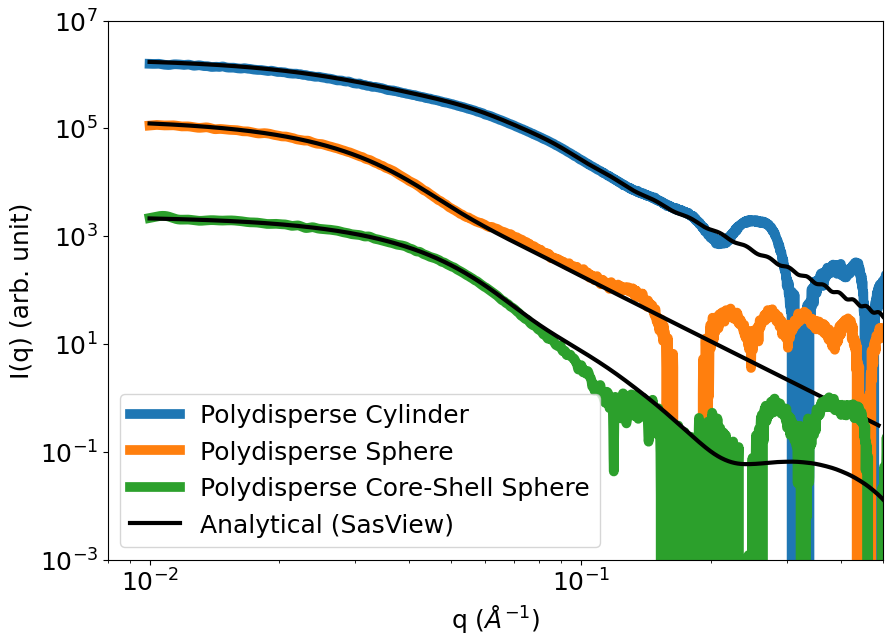
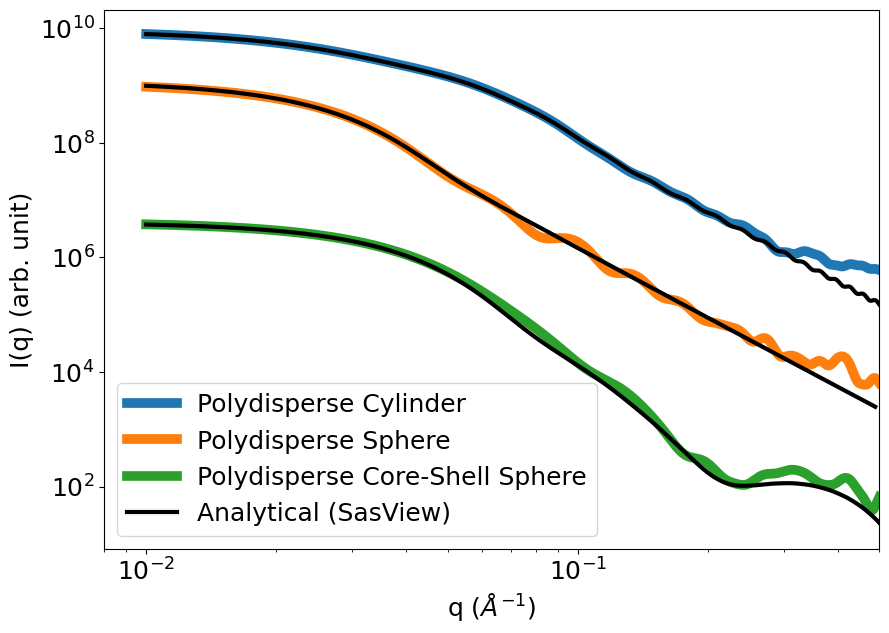
The notebook cell's code change between the first figure and the second:
--- before
+++ after
@@ -1,11 +1,10 @@
-sim_data_rod_poly = pd.read_csv('../2026-04-19_16-11-09_polydisperse_rods/Intensity.txt', delimiter=' ').values
-sasview_data_rod_poly = pd.read_csv('../2026-04-19_16-11-09_polydisperse_rods/sasview_intensity.txt', delimiter=' ').values
+sim_data_rod_poly = pd.read_csv('../2026-07-17_12-39-29_Polydisperse_Rods/Intensity.txt', delimiter=' ').values
+sasview_data_rod_poly = pd.read_csv('../2026-07-17_12-39-29_Polydisperse_Rods/sasview_intensity.txt', delimiter=' ').values
 
+sim_data_sphere_poly = pd.read_csv('../2026-07-17_15-11-47_Sphere_Polydisperse/Intensity.txt', delimiter=' ').values
+sasview_data_sphere_poly = pd.read_csv('../2026-07-17_15-11-47_Sphere_Polydisperse/sasview_intensity.txt', delimiter=' ').values
 
-sim_data_sphere_poly = pd.read_csv('../2026-04-19_15-51-22_sphere_polydisperse/Intensity.txt', delimiter=' ').values
-sasview_data_sphere_poly = pd.read_csv('../2026-04-19_15-51-22_sphere_polydisperse/sasview_intensity.txt', delimiter=' ').values
-
-sim_data_core_shell_poly = pd.read_csv('../2026-04-19_15-16-23_core_shell_polydisperse/Intensity.txt', delimiter=' ').values
-sasview_data_core_shell_poly = pd.read_csv('../2026-04-19_15-16-23_core_shell_polydisperse/sasview_intensity.txt', delimiter=' ').values
+sim_data_core_shell_poly = pd.read_csv('../2026-07-17_12-58-51_Core_Shell_polydisperse/Intensity.txt', delimiter=' ').values
+sasview_data_core_shell_poly = pd.read_csv('../2026-07-17_12-58-51_Core_Shell_polydisperse/sasview_intensity.txt', delimiter=' ').values
 
 
@@ -17,19 +16,18 @@
 
 plt.loglog(sim_data_rod_poly[:,0], sim_data_rod_poly[:,1], color = 'C0', linewidth=7, label='Polydisperse Cylinder')
-plt.loglog(sasview_data_rod_poly[:,0], sasview_data_rod_poly[:,1], color='k', linewidth=3)
+plt.loglog(sasview_data_rod_poly[:,0], sasview_data_rod_poly[:,1]*4.6e3, color='k', linewidth=3)
 
 
-plt.loglog(sim_data_sphere_poly[0:,0], sim_data_sphere_poly[0:,1]*1e-1, color = 'C1', linewidth=7, label='Polydisperse Sphere')
-plt.loglog(sasview_data_sphere_poly[:,0], sasview_data_sphere_poly[:,1]*1e-1, color='k', linewidth=3)
-
+plt.loglog(sim_data_sphere_poly[0:,0], sim_data_sphere_poly[0:,1]*1e-2, color = 'C1', linewidth=7, label='Polydisperse Sphere')
+plt.loglog(sasview_data_sphere_poly[:,0], sasview_data_sphere_poly[:,1]*8e2, color='k', linewidth=3)
 
 
 plt.loglog(sim_data_core_shell_poly[0:,0], sim_data_core_shell_poly[0:,1]*2e-4, color = 'C2', linewidth=7, label='Polydisperse Core-Shell Sphere')
-plt.loglog(sasview_data_core_shell_poly[:,0], sasview_data_core_shell_poly[:,1]*2e-4, color='k', label='Analytical (SasView)', linewidth=3)
+plt.loglog(sasview_data_core_shell_poly[:,0], sasview_data_core_shell_poly[:,1]*3.5e-1, color='k', label='Analytical (SasView)', linewidth=3)
 
 
 
 plt.xlim([8e-3, 5e-1])
-plt.ylim([1e-3, 1e7])
+#plt.ylim([1e-3, 1e7])
 plt.legend(loc='lower left')
 plt.ylabel('I(q) (arb. unit)')

Commit: add random-region box scattering, multi-agent design doc, and LLM results